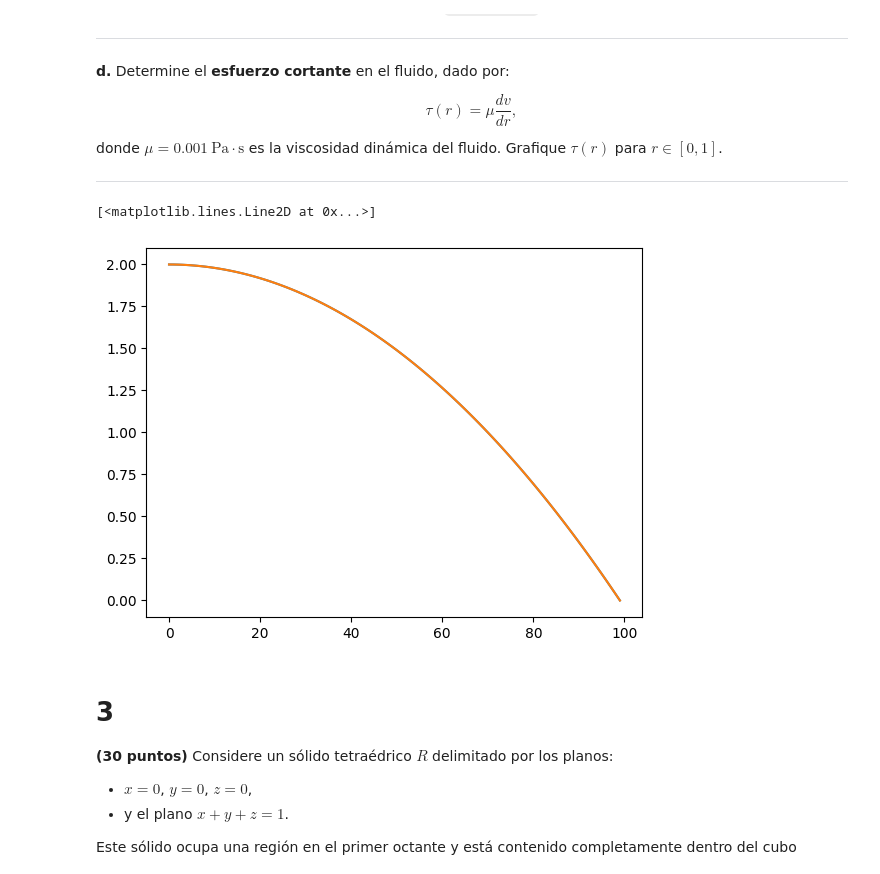
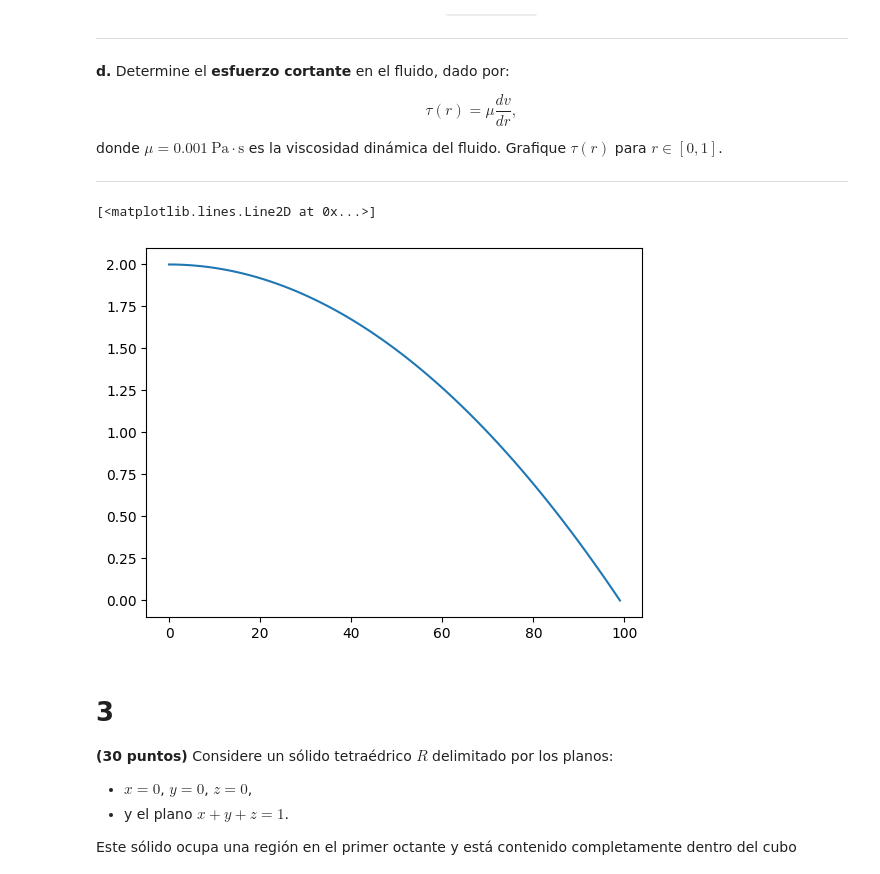
Before and after one commit to jmmarinr/MetodosComputacionales1012, a Jupyter notebook: Parciales/Parcial2_1012.ipynb, the cells around one changed output. Drawn from its saved outputs; the diff is of its cells as text; code cells hidden in the pictures.

```diff
--- a/Parciales/Parcial2_1012.ipynb
+++ b/Parciales/Parcial2_1012.ipynb
@@ -147,28 +147,29 @@ donde $\mu = 0.001\ \text{Pa}\cdot\text{s}$ es la viscosidad dinámica del fluid
 # %%
 #a
 #importo el metodo de interpolacion lagrange y cubicspline
 from scipy.interpolate import CubicSpline
 from scipy.interpolate import lagrange
 
 
 valores_r = np.array([0.0, 0.2, 0.4, 0.6, 0.8, 1.0])
 valores_v = np.array([2.00, 1.92, 1.68, 1.28, 0.72, 0.00])
 #b
 
 lagrange_polinomio = lagrange(valores_r, valores_v)
 cubic_spline = CubicSpline(valores_r , valores_v)
 
 
 r_suave = np.linspace(0, 1, 100)
 lagrange_suave = lagrange_polinomio(r_suave)
 cubic_spline = cubic_spline(r_suave)
 
 plt.plot(lagrange_suave)
 
-plt.plot(cubic_spline)
+
+#bueno, se acabó el tiempo kjdfjkjkkjf
 # %% [output]
 [<matplotlib.lines.Line2D at 0x...>]
-[figure, old version]
+[figure, new version]
 # %% [markdown]
 # 3
 
```
